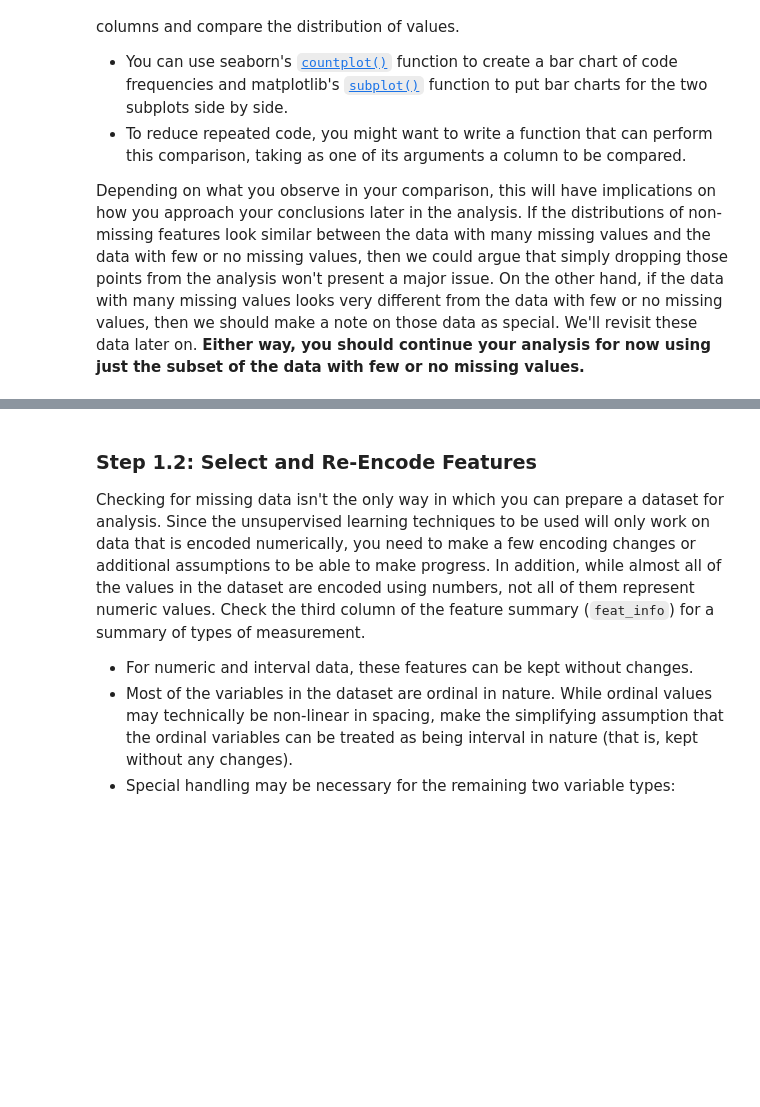
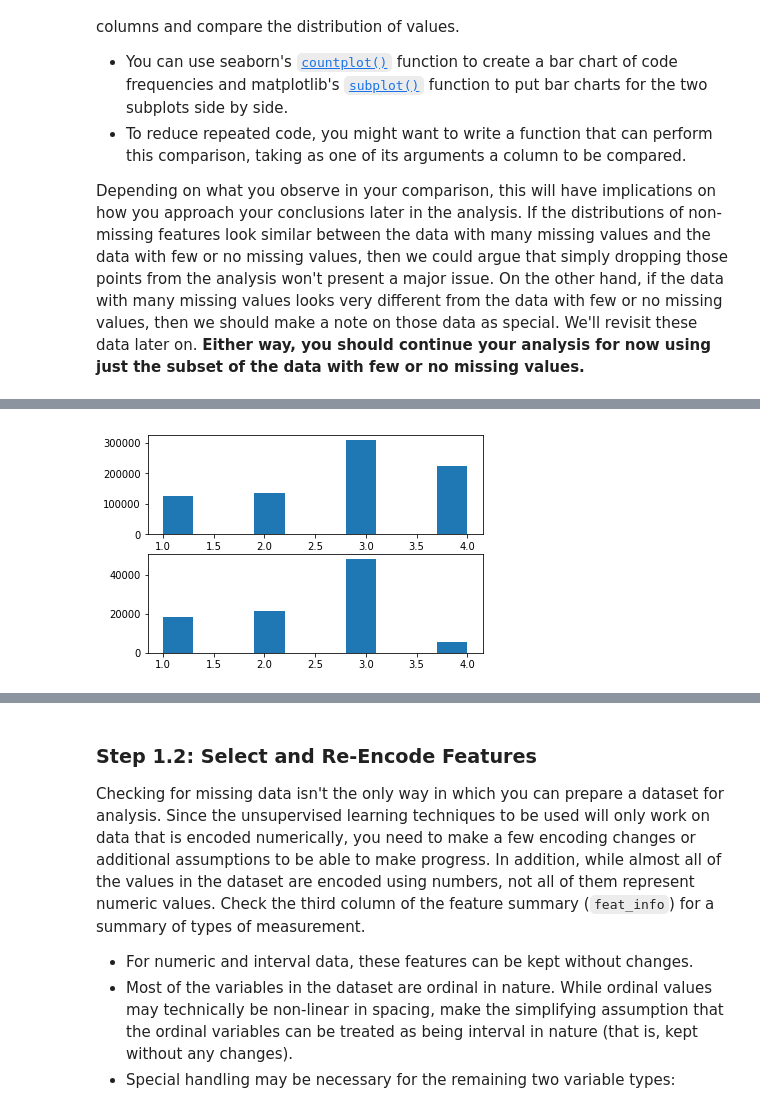
Before and after one commit to deepumons/data-scientist-nd, a Jupyter notebook: p3_customer_segments/Identify_Customer_Segments.ipynb, the cells around one changed output, grey strips where cells are left out. Cells and saved outputs as stored; diff of their text form; code cells hidden in the pictures; blank space fills up the shorter version.

```diff
--- a/p3_customer_segments/Identify_Customer_Segments.ipynb
+++ b/p3_customer_segments/Identify_Customer_Segments.ipynb
@@ -131,3 +207,14 @@ Depending on what you observe in your comparison, this will have implications on
 # %%
 # Compare the distribution of values for at least five columns where there are
 # no or few missing values, between the two subsets.
+
+# Plot for feature #1 ALTERSKATEGORIE_GROB
+
+fig1 = plt.figure()
+ax1 = fig1.add_subplot(211)
+ax1.hist(azdias1['ALTERSKATEGORIE_GROB'])
+ax2 = fig1.add_subplot(212)
+ax2.hist(azdias2['ALTERSKATEGORIE_GROB'])
+plt.show()
+# %% [output]
+[figure, added]
```
Also changed, not shown: parts of 13 cells of this notebook.
